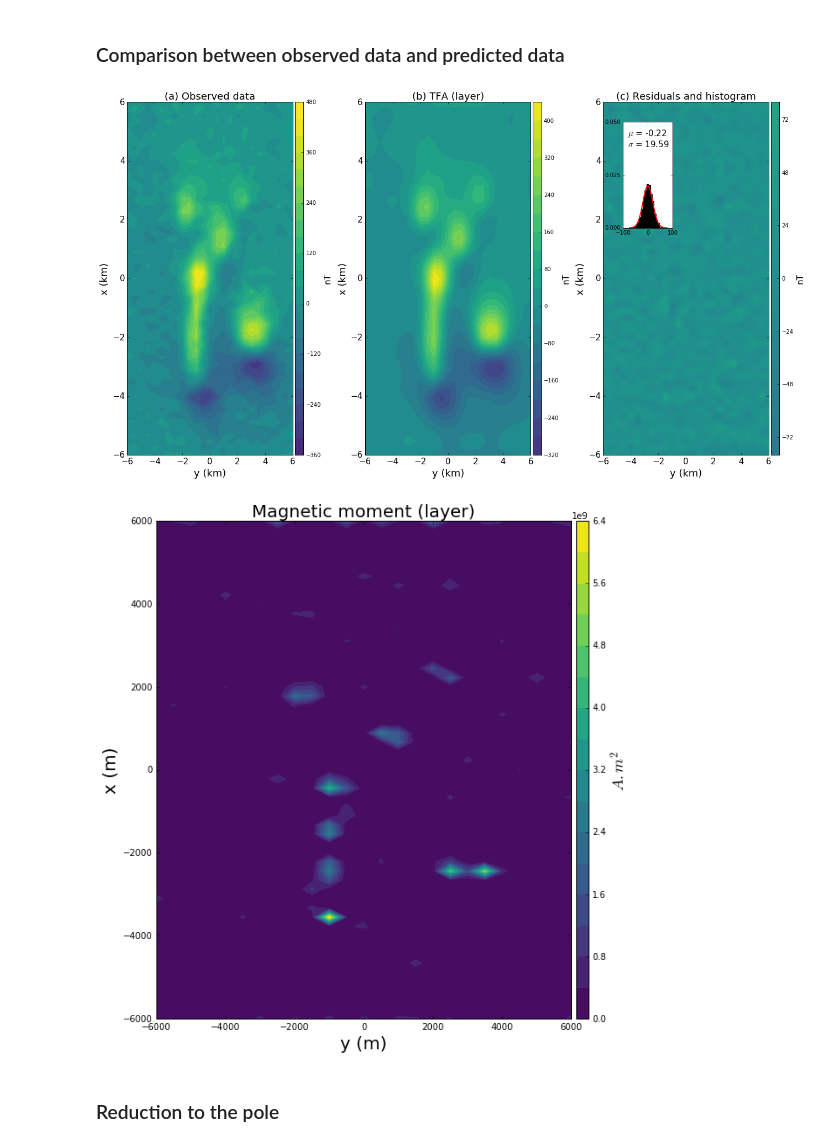
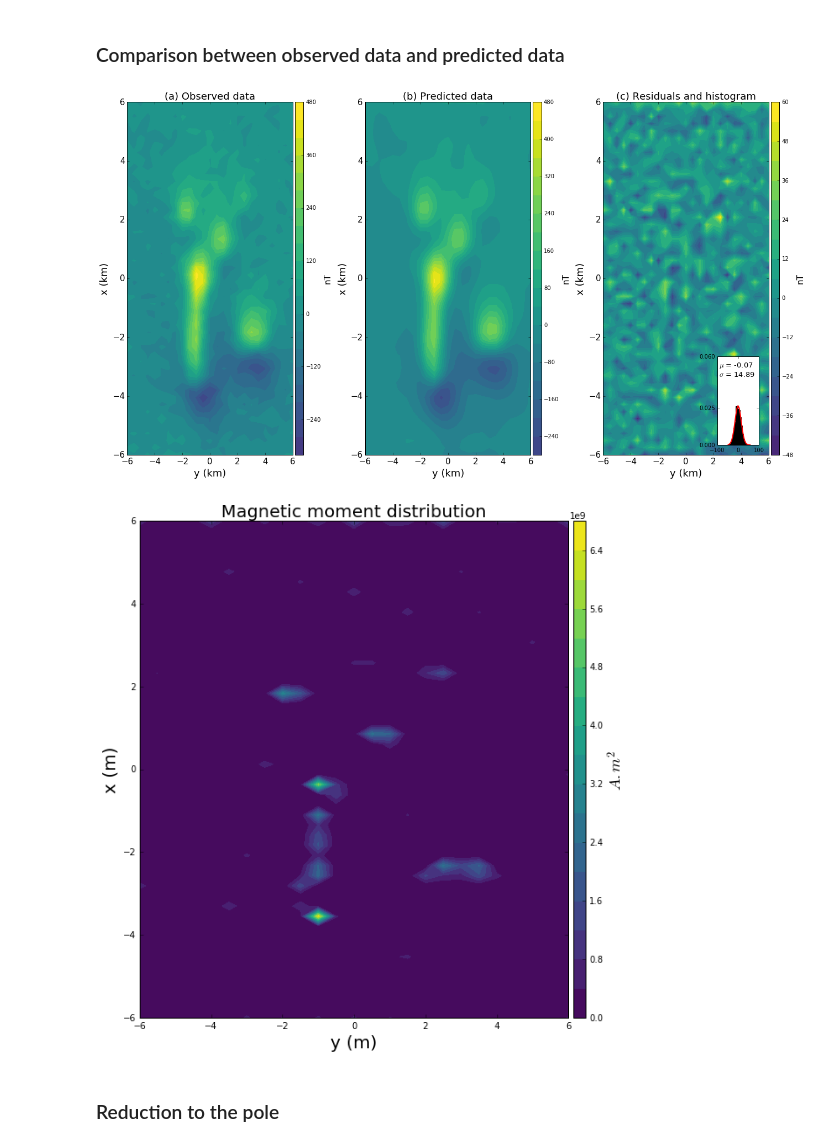
Before and after one commit to pinga-lab/eqlayer-magnetization-direction, a Jupyter notebook: code/notebooks/multibody_tests/model_multibody/airborne_EQL_magdirection_RM_analysis.ipynb, the cells around one changed output. Drawn from its saved outputs; the diff is of its cells as text; code cells hidden in the pictures.

```diff
--- a/code/notebooks/multibody_tests/model_multibody/airborne_EQL_magdirection_RM_analysis.ipynb
+++ b/code/notebooks/multibody_tests/model_multibody/airborne_EQL_magdirection_RM_analysis.ipynb
@@ -112,7 +112,7 @@ xs,ys,zs = regular(airborne['area'],shape_layer,h)
 # %% [markdown]
 ## Results after L-curve
 # %%
-m_LM = results['magnetic_moment'][3]
-inc_est = results['inc_est'][3]
-dec_est = results['dec_est'][3]
+m_LM = results['magnetic_moment'][4]
+inc_est = results['inc_est'][4]
+dec_est = results['dec_est'][4]
 # %%
@@ -179,9 +179,12 @@ title_font = 18
 bottom_font = 15
 plt.figure(figsize=(18,10), tight_layout=True)
 
-ranges = saturation_factor*np.abs([data['tfa_obs_RM_airb'].max(),
-                                   data['tfa_obs_RM_airb'].min(),
-                                   pred.max(), pred.min()]).max()
+ranges = np.abs([data['tfa_obs_RM_airb'].max(),
+                 data['tfa_obs_RM_airb'].min(),
+                 pred.max(), pred.min()]).max()
+
+ranges_r = np.abs([res.max(),res.min()]).max()
+
 ## Observed data plot
 ax1=plt.subplot(1,3,1)
 
@@ -198,7 +201,7 @@ plt.tick_params(axis='both', which='major', labelsize=bottom_font)
 ## Predicted data plot
 ax2=plt.subplot(1,3,2)
 
-plt.title('(b) TFA (layer)', fontsize=title_font)
+plt.title('(b) Predicted data', fontsize=title_font)
 plt.xlabel('y (km)',fontsize = title_font)
 plt.ylabel('x (km)',fontsize = title_font)
 plt.contourf(1e-3*airborne['y'].reshape(airborne['shape']),
@@ -211,40 +214,40 @@ plt.tick_params(axis='both', which='major', labelsize=bottom_font)
 ## Residuals plot and histogram
 ax3=plt.subplot(1,3,3)
 
 plt.title('(c) Residuals and histogram', fontsize=title_font)
 plt.xlabel('y (km)',fontsize = title_font)
 plt.ylabel('x (km)',fontsize = title_font)
 plt.contourf(1e-3*airborne['y'].reshape(airborne['shape']),
              1e-3*airborne['x'].reshape(airborne['shape']),
              res.reshape(airborne['shape']),
-             20, cmap='viridis',  vmin=-ranges, vmax=ranges)
+             20, cmap='viridis',  vmin=-ranges_r, vmax=ranges_r)
 plt.colorbar(pad=0.01, aspect=40, shrink=1.0).set_label('nT',size=bottom_font)
 plt.tick_params(axis='both', which='major', labelsize=bottom_font)
 
-subax3 = inset_axes(ax3, width="30%", height="30%", loc=2, borderpad=3.)
-plt.text(0.15, 0.93, "$\mu$ = {:.2f}\n$\sigma$ = {:.2f}".format(np.mean(res), np.std(res)),
+subax3 = inset_axes(ax3, width="25%", height="25%", loc=4, borderpad=1.5)
+plt.text(0.7, 0.27, "$\mu$ = {:.2f}\n$\sigma$ = {:.2f}".format(np.mean(res), np.std(res)),
          horizontalalignment='left',
          verticalalignment='top',
-         transform = ax3.transAxes, fontsize=15)
+         transform = ax3.transAxes, fontsize=13)
 nbins = 20
 n, bins, patches = plt.hist(res,bins=nbins, normed=True, color='black')
-gauss = mlab.normpdf(bins, 0., 20.)
+gauss = mlab.normpdf(bins, 0., 15.)
 plt.plot(bins, gauss, 'r-', linewidth=2.)
 subax3.set_xticks([-100.0,0.0,100.0])
-subax3.set_yticks([0.0,.025,0.05])
+subax3.set_yticks([0.0,.025,0.06])
 
 ##
 file_name = 'figs/airborne/data_fitting_LM_NNLS_magRM'
 plt.savefig(file_name+'.png',dpi=300)
 saved_files.append(file_name+'.png')
 
 plt.savefig(file_name+'.eps',dpi=300)
 saved_files.append(file_name+'.eps')
 
 
 plt.show()
 # %% [output]
-[figure, old version]
+[figure, new version]
 # %%
 title_font = 20
 bottom_font = 18
@@ -252,12 +255,12 @@ saturation_factor = 1.
 plt.close('all')
 plt.figure(figsize=(9,9), tight_layout=True)
 
-plt.contourf(ys.reshape(shape_layer),xs.reshape(shape_layer),
+plt.contourf(1e-3*ys.reshape(shape_layer),1e-3*xs.reshape(shape_layer),
              m_LM.reshape(shape_layer), 20, cmap='viridis')
 plt.colorbar(pad=0.01, aspect=40, shrink=1.0).set_label('$A.m^2$',size=bottom_font)
 plt.xlabel('y (m)', fontsize = title_font)
 plt.ylabel('x (m)', fontsize = title_font)
-plt.title('Magnetic moment (layer)', fontsize=title_font)
+plt.title('Magnetic moment distribution', fontsize=title_font)
 
 file_name = 'figs/airborne/magnetic_moment_positive_LM_NNLS_magRM'
 plt.savefig(file_name+'.png',dpi=300)
@@ -269,7 +272,7 @@ saved_files.append(file_name+'.eps')
 
 plt.show()
 # %% [output]
-[figure, old version]
+[figure, new version]
 # %% [markdown]
 ### Reduction to the pole
 # %%
```
Also changed, not shown: parts of 7 cells of this notebook, 38 other files.
